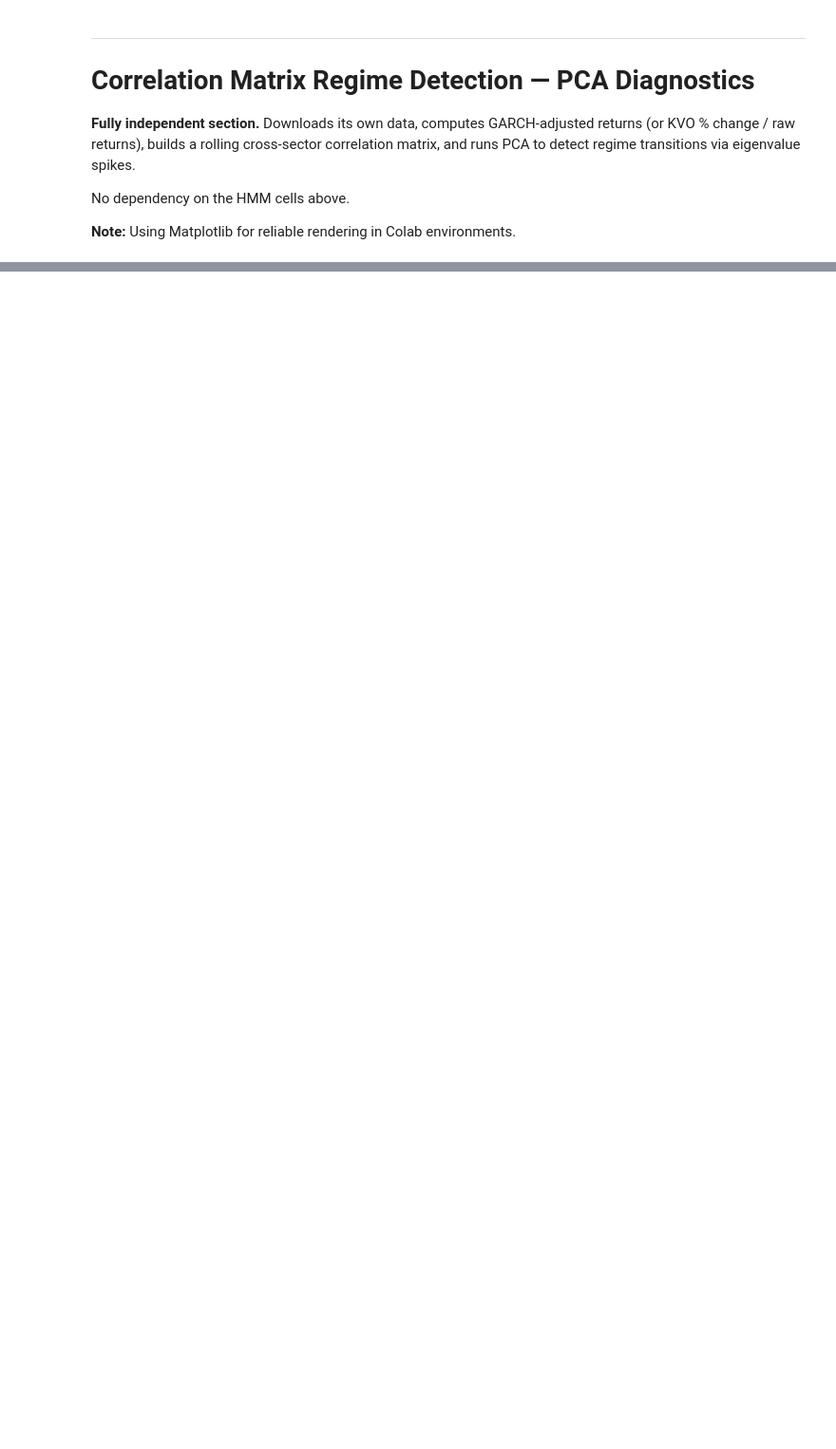
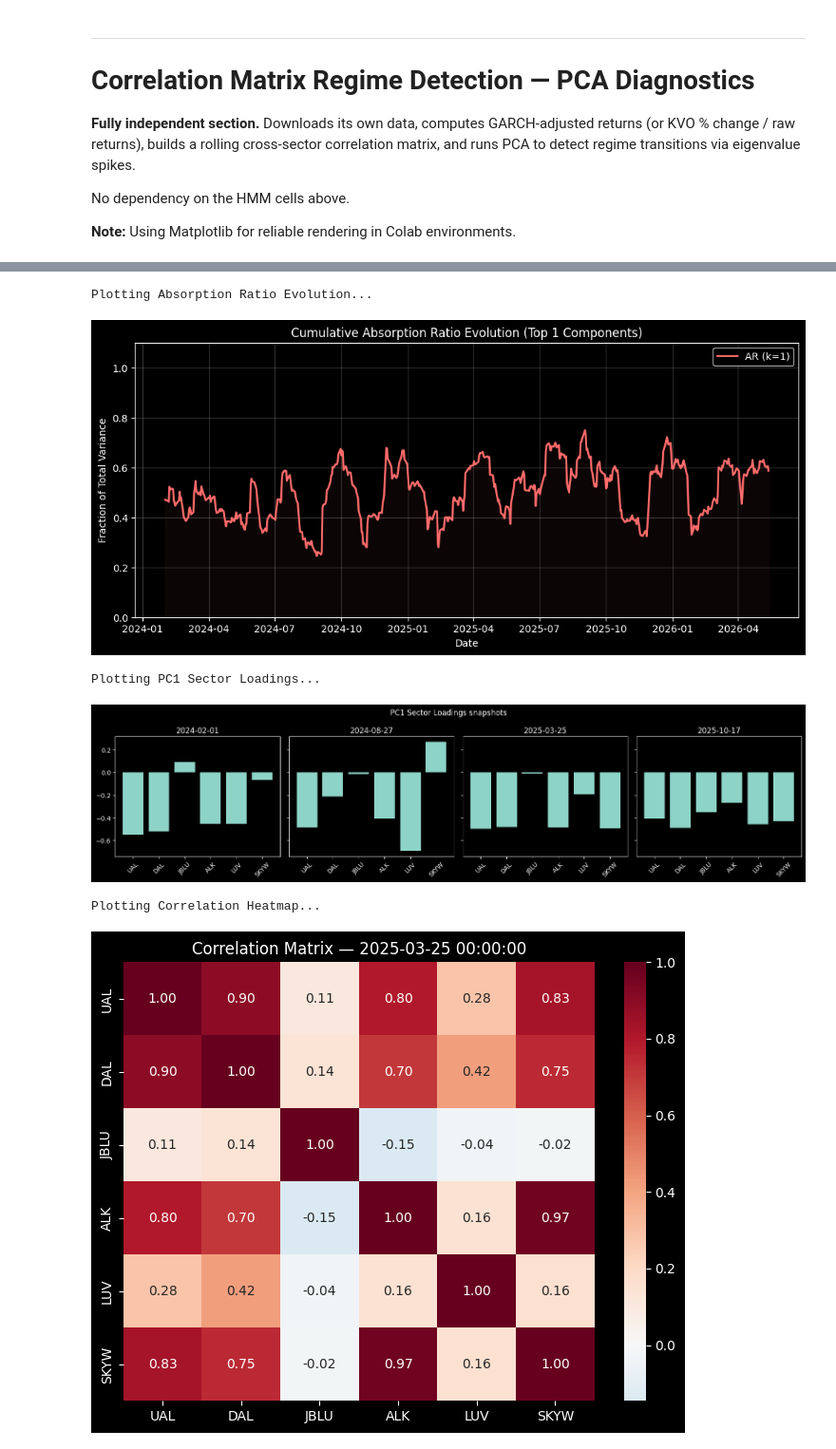
Before and after one commit to nidarshans/FINRL, a Jupyter notebook: lib/regime_detection/notebooks/regime_detection.ipynb, the cells around one changed output, grey strips where cells are left out. Shown at 95% size. Saved outputs shown, nothing was run; the diff lists cells and outputs as text; code cells hidden in the pictures; blank space fills up the shorter version.

```diff
--- a/lib/regime_detection/notebooks/regime_detection.ipynb
+++ b/lib/regime_detection/notebooks/regime_detection.ipynb
@@ -113,16 +102,18 @@ No dependency on the HMM cells above.
 # %%
 # ==============================================================================
 # PCA Setup — Independent data download & imports
-# ==============================================================================
+# from IPython.utils import decorators
+#============================================================================
 
 import warnings
 warnings.filterwarnings('ignore')
 
-%pip install arch plotly kaleido pandas-ta yfinance seaborn
-
+#%pip install arch plotly kaleido pandas-ta yfinance seaborn
 import pandas as pd
 import numpy as np
 import matplotlib.pyplot as plt
+
+%cd /Users/nidarshansiddegowda/workspace/FINRL
 
 from lib.regime_detection.src.constants import (
     SECTORS, TRAIN_START, TEST_END, CORR_METRIC, CORR_WINDOW,
@@ -132,6 +123,11 @@ from lib.regime_detection.src.features.correlation import (
     compute_metric, build_corr_matrix, run_pca_on_corr,
 )
 
+SECTORS = [
+    'UAL', 'DAL', 'JBLU', 'ALK', 'LUV', 'SKYW'
+]
+TRAIN_START = "2024-01-01"
+TEST_END = "2026-05-14"
 # ---- Download data independently ----
 pca_data = download_all(SECTORS, TRAIN_START, TEST_END)
 print(f"\nLoaded {len(pca_data)} sectors for PCA analysis.")
@@ -159,8 +142,8 @@ ImportError: cannot import name '_center' from 'numpy._core.umath' (/usr/local/l
 # Compute Metric → Rolling Correlation Matrix → PCA
 # ==============================================================================
 
-# Choose your metric: 'garch_returns' | 'kvo_pct' | 'raw_returns'
-METRIC = 'garch_returns'   # default from constants, override here if desired
+# Choose your metric: 'garch_returns' | 'volume' | 'raw_returns'
+METRIC = 'volume'   # default from constants, override here if desired
 WINDOW = 21   # default 21 trading days
 
 print(f"Metric: {METRIC} | Window: {WINDOW}d")
@@ -178,20 +170,31 @@ print(f"Eigenvalues shape: {eigenvalues_df.shape}")
 # %%
 # ==============================================================================
 # Visualization (Matplotlib Fallback)
 # ==============================================================================
 import seaborn as sns
-print("Plotting Eigenvalue Evolution...")
-plot_eigenvalue_evolution_plt(eigenvalues_df, top_n=3)
+from lib.regime_detection.src.utils.corr_plotting import (
+    plot_absorption_ratio_plt, plot_pc1_loadings_plt, plot_corr_heatmap_plt, plot_corr_regime_overlay_plt
+)
+
+print("Plotting Absorption Ratio Evolution...")
+plot_absorption_ratio_plt(explained_df, k=1)
 
 print("Plotting PC1 Sector Loadings...")
 plot_pc1_loadings_plt(pc1_df, sectors=list(pca_data.keys()), n_dates=4)
 
 print("Plotting Correlation Heatmap...")
 sorted_dates = sorted(corr_dict.keys())
 sample_date = sorted_dates[len(sorted_dates) // 2]
 plot_corr_heatmap_plt(corr_dict[sample_date], sample_date, list(pca_data.keys()))
 
 print("Plotting Regime Overlay...")
 close_panel = pd.DataFrame({t: pca_data[t]['Close'] for t in pca_data})
 target_sector = list(pca_data.keys())[0]
 plot_corr_regime_overlay_plt(eigenvalues_df, close_panel, target_sector)
+# %% [output]
+Plotting Absorption Ratio Evolution...
+[figure, added]
+Plotting PC1 Sector Loadings...
+[figure, added]
+Plotting Correlation Heatmap...
+[figure, added]
```
Also changed, not shown: parts of 4 cells of this notebook, 5 other files.
